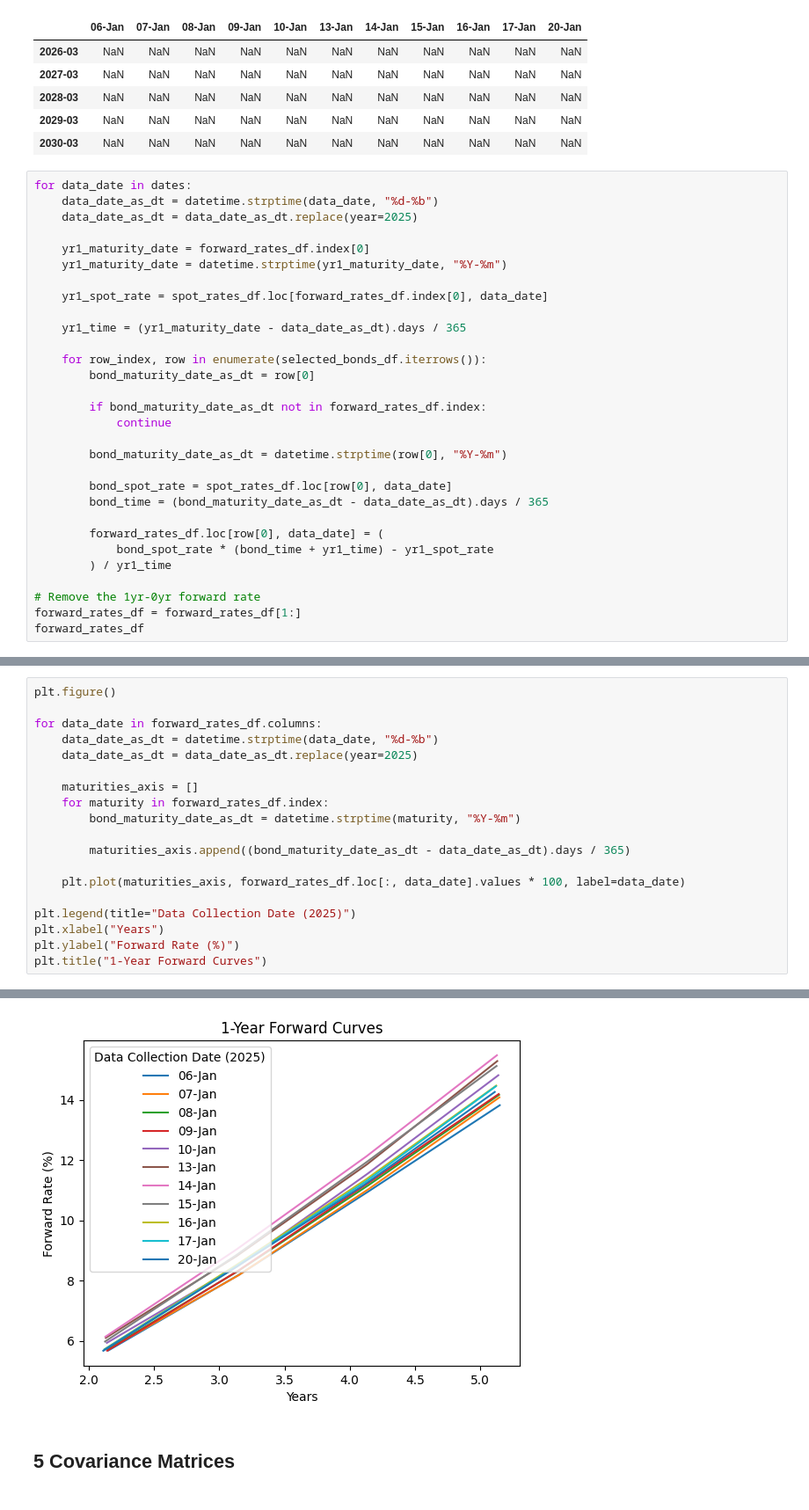
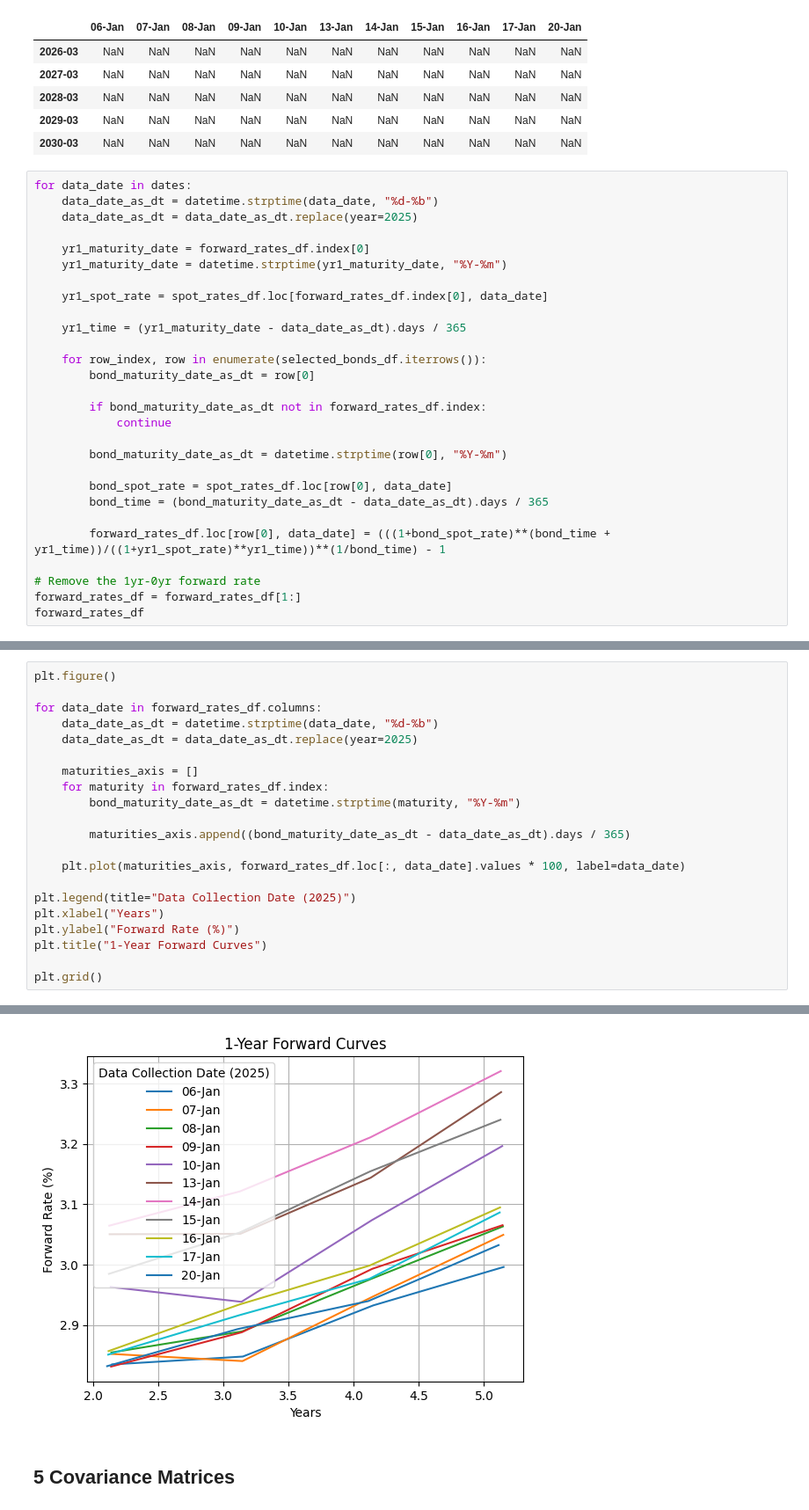
Before and after one commit to Jonathan-Woo/APM466, a Jupyter notebook: Assignment 1/assignment.ipynb, the cells around one changed output, grey strips where cells are left out. Shown: that part at 88% size. Cells and saved outputs as stored; diff of their text form.

```diff
--- a/Assignment 1/assignment.ipynb
+++ b/Assignment 1/assignment.ipynb
@@ -352,9 +354,7 @@ for data_date in dates:
         bond_spot_rate = spot_rates_df.loc[row[0], data_date]
         bond_time = (bond_maturity_date_as_dt - data_date_as_dt).days / 365
 
-        forward_rates_df.loc[row[0], data_date] = (
-            bond_spot_rate * (bond_time + yr1_time) - yr1_spot_rate
-        ) / yr1_time
+        forward_rates_df.loc[row[0], data_date] = (((1+bond_spot_rate)**(bond_time + yr1_time))/((1+yr1_spot_rate)**yr1_time))**(1/bond_time) - 1
 
 # Remove the 1yr-0yr forward rate
 forward_rates_df = forward_rates_df[1:]
@@ -384,4 +384,6 @@ plt.legend(title="Data Collection Date (2025)")
 plt.xlabel("Years")
 plt.ylabel("Forward Rate (%)")
 plt.title("1-Year Forward Curves")
+
+plt.grid()
 # %% [output]
@@ -389,4 +390,4 @@ Text(0.5, 1.0, '1-Year Forward Curves')
-[figure, old version]
+[figure, new version]
 # %% [markdown]
 ## 5 Covariance Matrices
 # %% [markdown]
```
Also changed, not shown: parts of 10 cells of this notebook, 2 other files.
